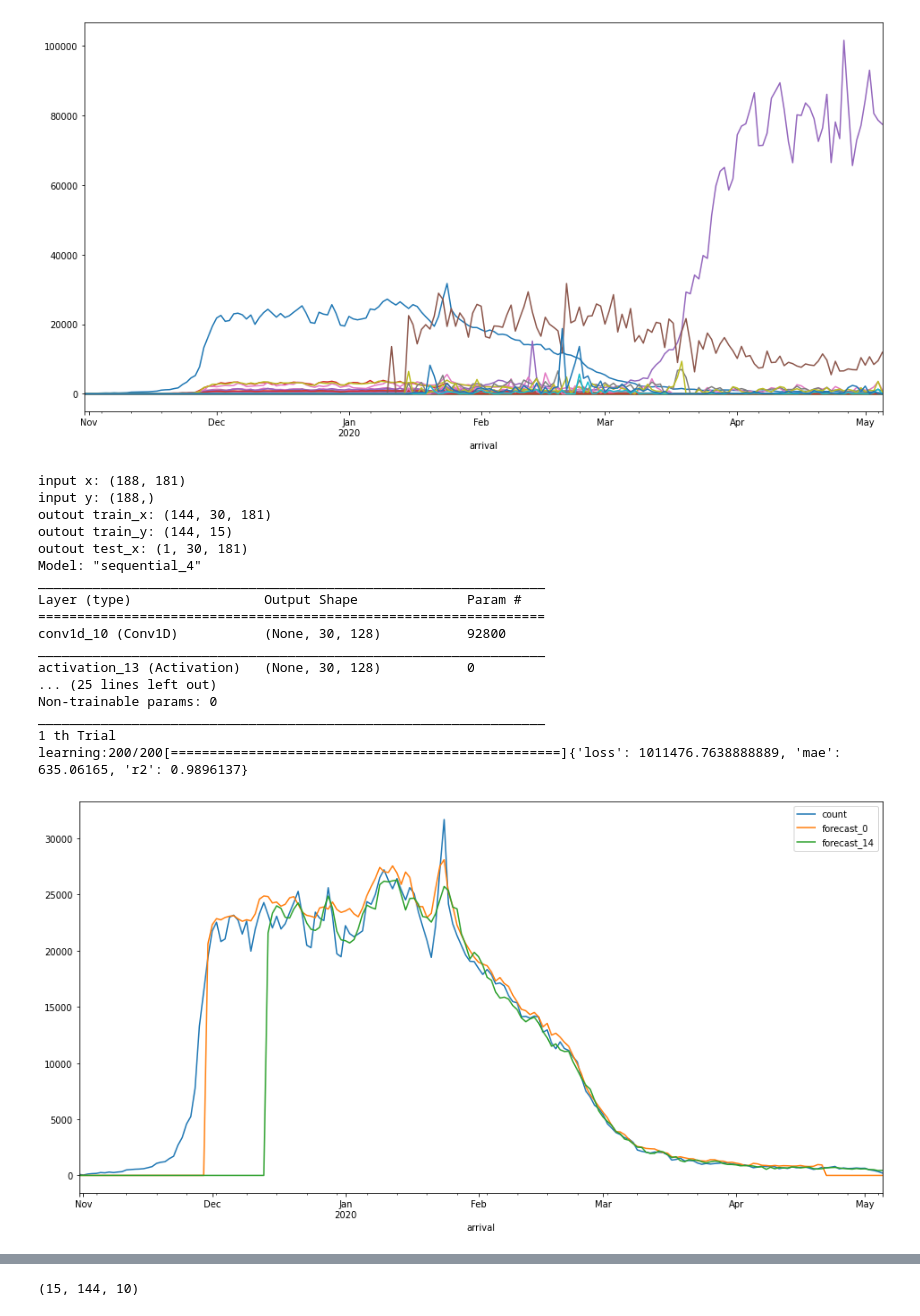
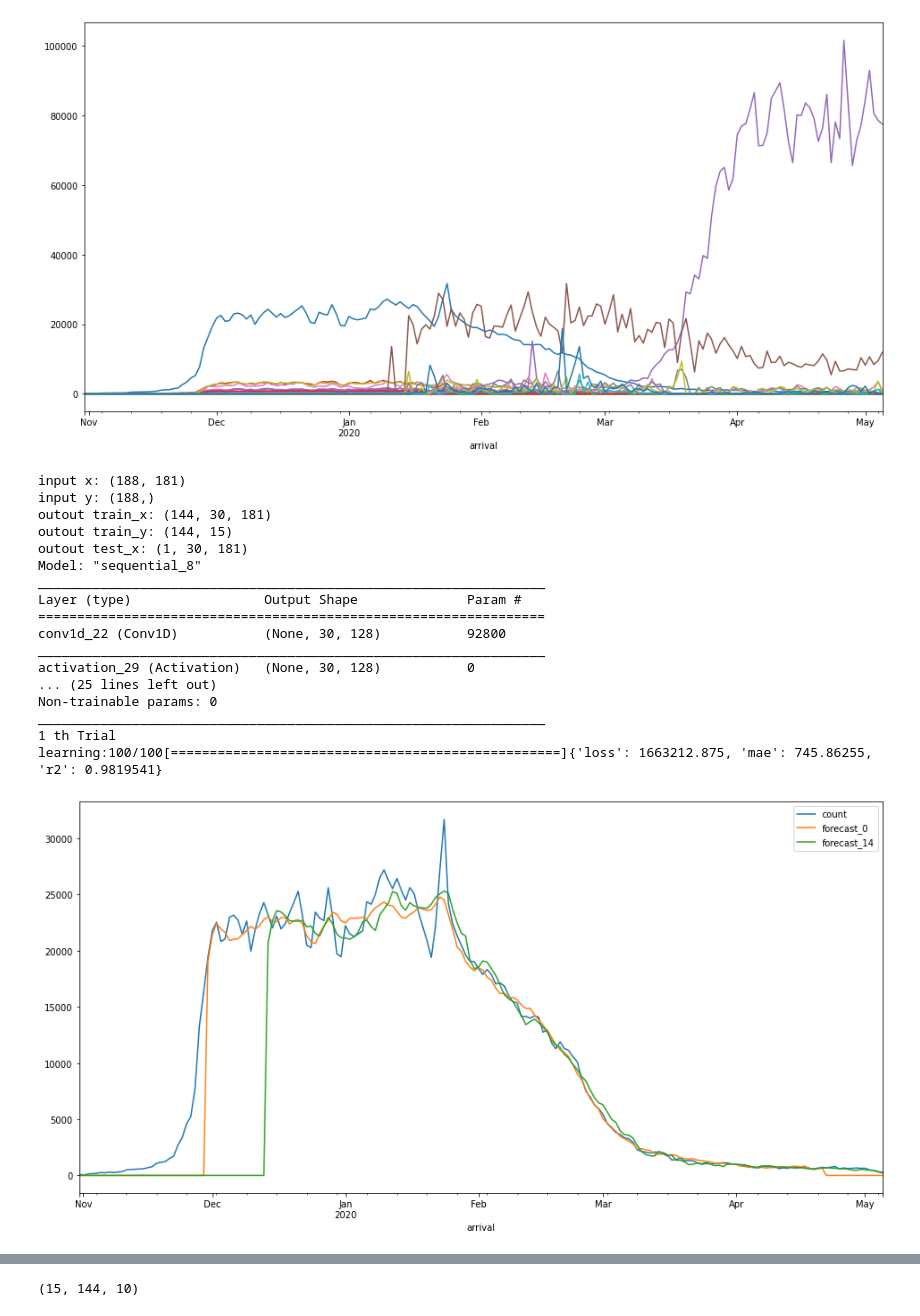
Before and after one commit to dolmani38/ai_corona, a Jupyter notebook: analysis_corona_0507.ipynb, the cells around one changed output, grey strips where cells are left out. Saved outputs shown, nothing was run; the diff lists cells and outputs as text; code cells hidden in the pictures.

```diff
--- a/analysis_corona_0507.ipynb
+++ b/analysis_corona_0507.ipynb
@@ -786,29 +786,29 @@ ds_y_iso_cov_ns.plot(legend=False,figsize=(16,8))
 # %%
 train_x,train_y,test_x = create_timeseries_dataset(ds_y_iso_cov_ns,ds_y)
 model = create_model(input_shape=(train_x.shape[1], train_x.shape[2]),output=train_y.shape[1])
-model,hist = train_model(model,train_x,train_y,epochs=200,trial=1)
+model,hist = train_model(model,train_x,train_y,epochs=100,trial=1)
 predit_y = model.predict(train_x)
 predit_y,predit_y.shape
 compare_with_org_y(org_y=ds_y,comp_y=predit_y)
 # %% [output]
 input x: (188, 181)
 input y: (188,)
 outout train_x: (144, 30, 181)
 outout train_y: (144, 15)
 outout test_x: (1, 30, 181)
-Model: "sequential_4"
+Model: "sequential_8"
 _________________________________________________________________
 Layer (type)                 Output Shape              Param #
 =================================================================
-conv1d_10 (Conv1D)           (None, 30, 128)           92800
+conv1d_22 (Conv1D)           (None, 30, 128)           92800
 _________________________________________________________________
-activation_13 (Activation)   (None, 30, 128)           0
+activation_29 (Activation)   (None, 30, 128)           0
 ... (25 lines left out)
 Non-trainable params: 0
 _________________________________________________________________
 1 th Trial
-learning:200/200[==================================================]{'loss': 1011476.7638888889, 'mae': 635.06165, 'r2': 0.9896137}
+learning:100/100[==================================================]{'loss': 1663212.875, 'mae': 745.86255, 'r2': 0.9819541}
-[figure, old version]
+[figure, new version]
 # %%
 
 predit_y = model.predict(test_x)
```
Also changed, not shown: parts of 8 cells of this notebook.
